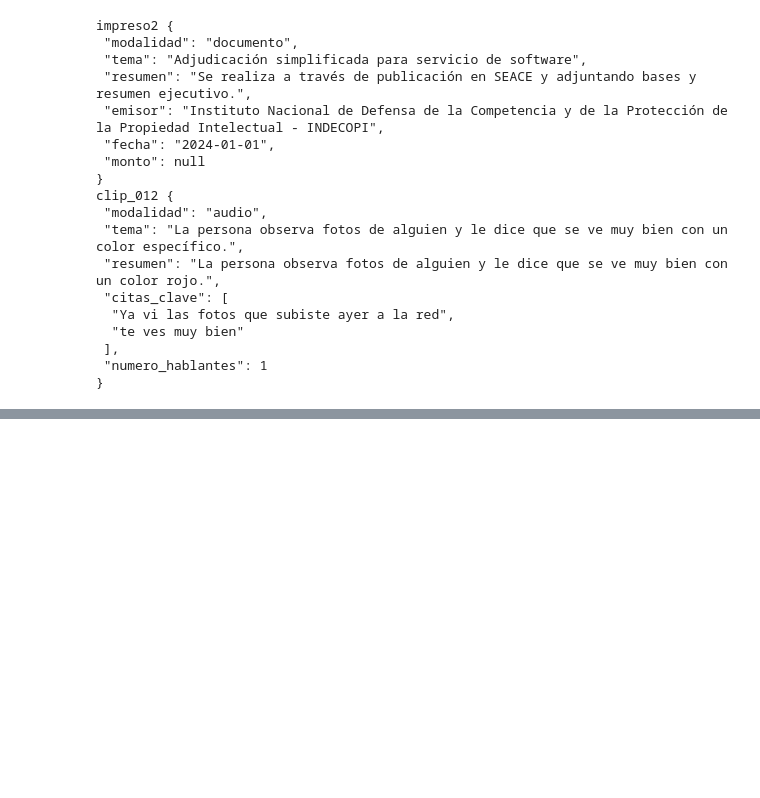
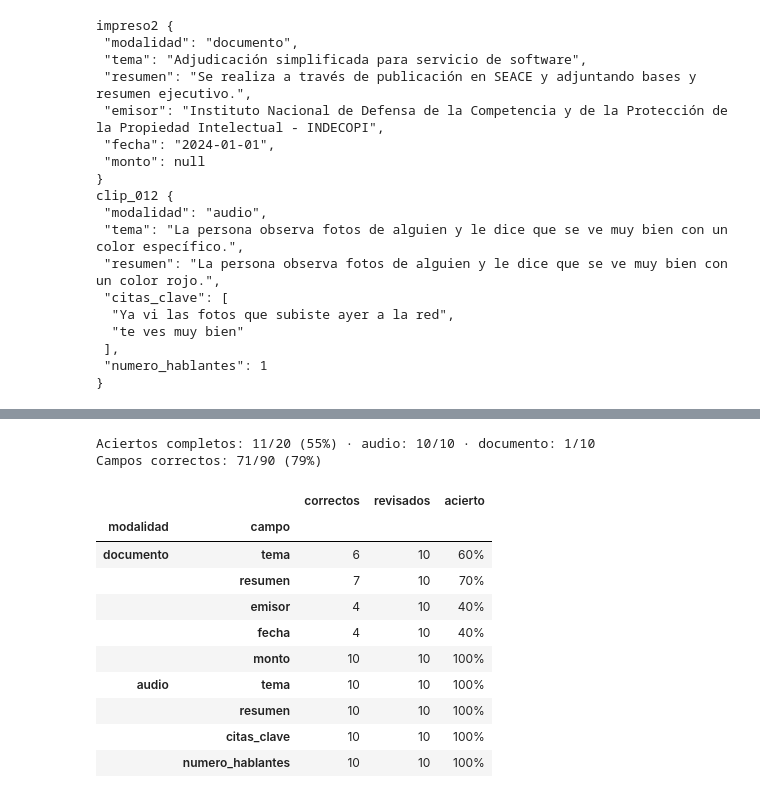
Before and after one commit to IvettexMamani/diplomado-python-2026, a Jupyter notebook: tarea_2/02_evaluacion.ipynb, the cells around one changed output, grey strips where cells are left out. Drawn from its saved outputs; the diff is of its cells as text; code cells hidden in the pictures; blank space fills up the shorter version.

```diff
--- a/tarea_2/02_evaluacion.ipynb
+++ b/tarea_2/02_evaluacion.ipynb
@@ -804,0 +828,34 @@ clip_012 {
+# %%
+rng_auditoria = random.Random(42)
+auditar = (sorted(rng_auditoria.sample(sorted(docs["id"]), 10)) + sorted(rng_auditoria.sample(sorted(audios["id"]), 10)))
+AUDITADOS = {"documento": ["tema", "resumen", "emisor", "fecha", "monto"], "audio": ["tema", "resumen", "citas_clave", "numero_hablantes"]}
+RUTA_AUDITORIA = DATOS / "auditoria_llm.csv"
+if not RUTA_AUDITORIA.exists():   # plantilla vacía para el formulario de revisión
+    m = extraccion.set_index("id")["modalidad"]
+    pd.DataFrame([{"id": i, "modalidad": m[i], "campo": k, "valor_llm": json.dumps(campos[i][k], ensure_ascii=False),
+                   "correcto": "", "comentario": ""} for i in auditar for k in AUDITADOS[m[i]]]).to_csv(RUTA_AUDITORIA, index=False)
+
+auditoria = pd.read_csv(RUTA_AUDITORIA, keep_default_na=False)
+assert sorted(auditoria["id"].unique()) == sorted(auditar), "La auditoría no corresponde a la muestra sorteada"
+assert auditoria["correcto"].isin(["sí", "no"]).all(), f"Faltan {(~auditoria['correcto'].isin(['sí', 'no'])).sum()} campos por auditar"
+auditoria["ok"] = auditoria["correcto"] == "sí"
+completas = auditoria.groupby(["id", "modalidad"])["ok"].all()
+print(f"Aciertos completos: {completas.sum()}/{len(completas)} ({completas.mean():.0%}) · "
+      + " · ".join(f"{m}: {s.sum()}/{len(s)}" for m, s in completas.groupby(level="modalidad")))
+print(f"Campos correctos: {auditoria['ok'].sum()}/{len(auditoria)} ({auditoria['ok'].mean():.0%})")
+(auditoria.groupby(["modalidad", "campo"], sort=False)["ok"].agg(["sum", "size", "mean"])
+          .rename(columns={"sum": "correctos", "size": "revisados", "mean": "acierto"}).style.format({"acierto": "{:.0%}"}))
+# %% [output]
+Aciertos completos: 11/20 (55%) · audio: 10/10 · documento: 1/10
+Campos correctos: 71/90 (79%)
+|  |  | correctos | revisados | acierto |
+| modalidad | campo |  |  |  |
+| documento | tema | 6 | 10 | 60% |
+|  | resumen | 7 | 10 | 70% |
+|  | emisor | 4 | 10 | 40% |
+|  | fecha | 4 | 10 | 40% |
+|  | monto | 10 | 10 | 100% |
+| audio | tema | 10 | 10 | 100% |
+|  | resumen | 10 | 10 | 100% |
+|  | citas_clave | 10 | 10 | 100% |
+|  | numero_hablantes | 10 | 10 | 100% |
```
Also changed, not shown: parts of 6 cells of this notebook, 1 other file.
